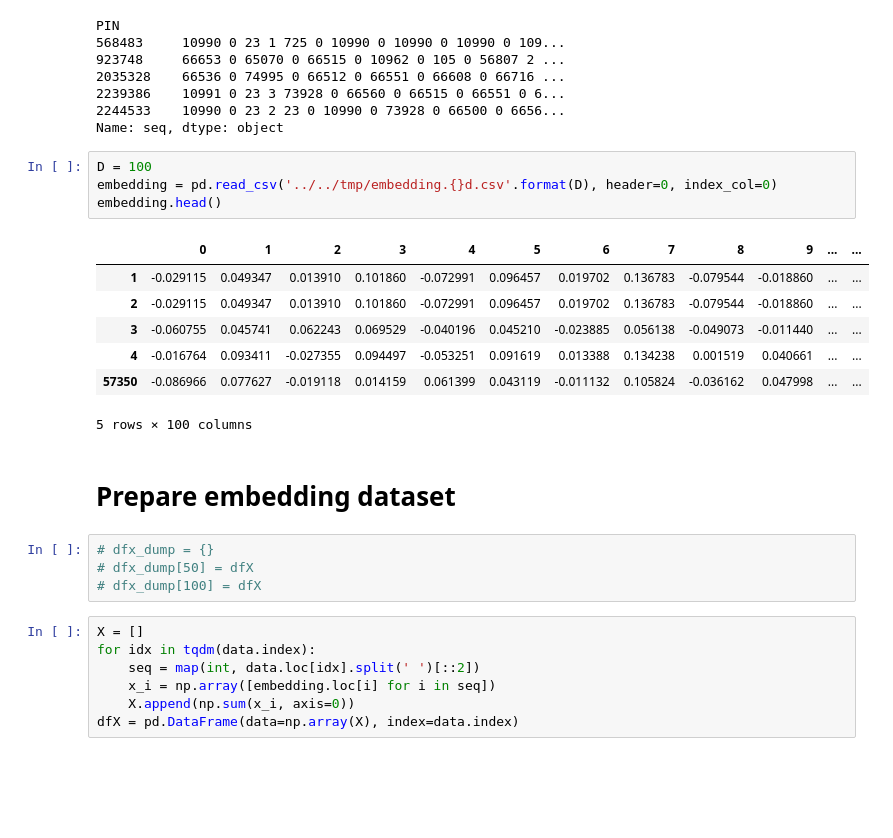
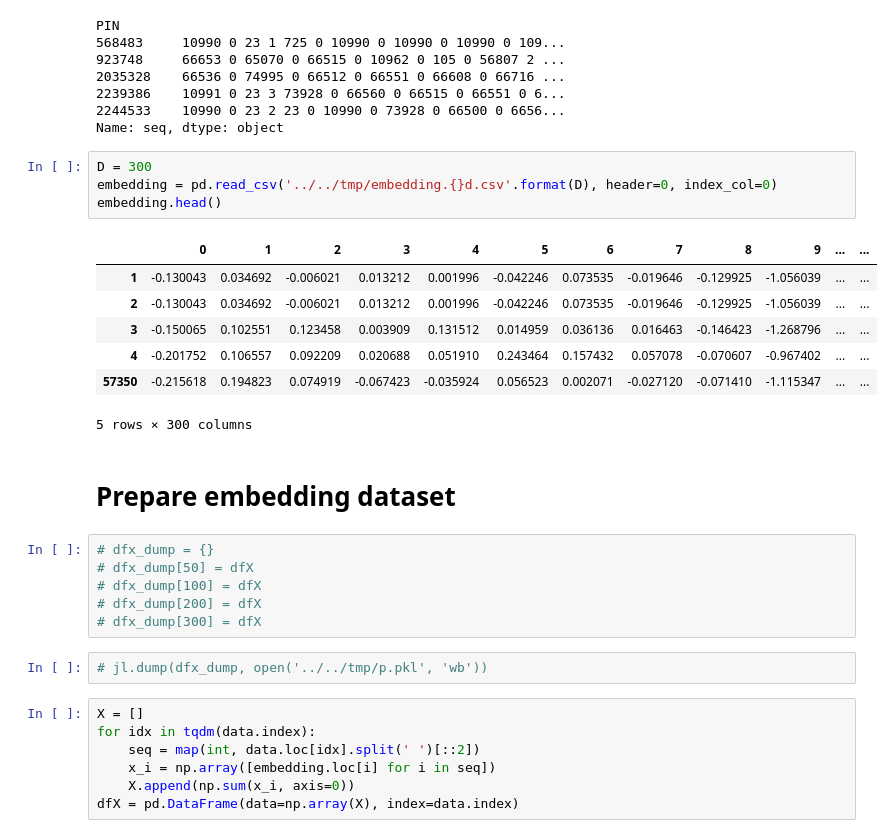
Before and after one commit to samuelefiorini/tangle, a Jupyter notebook: notebooks/embeddings/naive_clf_assessment.ipynb, the cells around one changed output. Cells and saved outputs as stored; diff of their text form; blank space fills up the shorter version.

```diff
--- a/notebooks/embeddings/naive_clf_assessment.ipynb
+++ b/notebooks/embeddings/naive_clf_assessment.ipynb
@@ -55,23 +55,27 @@ PIN
 2244533    10990 0 23 2 23 0 10990 0 73928 0 66500 0 6656...
 Name: seq, dtype: object
 # %%
-D = 100
+D = 300
 embedding = pd.read_csv('../../tmp/embedding.{}d.csv'.format(D), header=0, index_col=0)
 embedding.head()
 # %% [output]
 |  | 0 | 1 | 2 | 3 | 4 | 5 | 6 | 7 | 8 | 9 | ... | ... |
-| 1 | -0.029115 | 0.049347 | 0.013910 | 0.101860 | -0.072991 | 0.096457 | 0.019702 | 0.136783 | -0.079544 | -0.018860 | ... | ... |
-| 2 | -0.029115 | 0.049347 | 0.013910 | 0.101860 | -0.072991 | 0.096457 | 0.019702 | 0.136783 | -0.079544 | -0.018860 | ... | ... |
-| 3 | -0.060755 | 0.045741 | 0.062243 | 0.069529 | -0.040196 | 0.045210 | -0.023885 | 0.056138 | -0.049073 | -0.011440 | ... | ... |
-| 4 | -0.016764 | 0.093411 | -0.027355 | 0.094497 | -0.053251 | 0.091619 | 0.013388 | 0.134238 | 0.001519 | 0.040661 | ... | ... |
-| 57350 | -0.086966 | 0.077627 | -0.019118 | 0.014159 | 0.061399 | 0.043119 | -0.011132 | 0.105824 | -0.036162 | 0.047998 | ... | ... |
+| 1 | -0.130043 | 0.034692 | -0.006021 | 0.013212 | 0.001996 | -0.042246 | 0.073535 | -0.019646 | -0.129925 | -1.056039 | ... | ... |
+| 2 | -0.130043 | 0.034692 | -0.006021 | 0.013212 | 0.001996 | -0.042246 | 0.073535 | -0.019646 | -0.129925 | -1.056039 | ... | ... |
+| 3 | -0.150065 | 0.102551 | 0.123458 | 0.003909 | 0.131512 | 0.014959 | 0.036136 | 0.016463 | -0.146423 | -1.268796 | ... | ... |
+| 4 | -0.201752 | 0.106557 | 0.092209 | 0.020688 | 0.051910 | 0.243464 | 0.157432 | 0.057078 | -0.070607 | -0.967402 | ... | ... |
+| 57350 | -0.215618 | 0.194823 | 0.074919 | -0.067423 | -0.035924 | 0.056523 | 0.002071 | -0.027120 | -0.071410 | -1.115347 | ... | ... |
-5 rows × 100 columns
+5 rows × 300 columns
 # %% [markdown]
 # Prepare embedding dataset
 # %%
 # dfx_dump = {}
 # dfx_dump[50] = dfX
 # dfx_dump[100] = dfX
+# dfx_dump[200] = dfX
+# dfx_dump[300] = dfX
+# %%
+# jl.dump(dfx_dump, open('../../tmp/p.pkl', 'wb'))
 # %%
 X = []
 for idx in tqdm(data.index):
```
Also changed, not shown: parts of 8 cells of this notebook, 4 other files.
